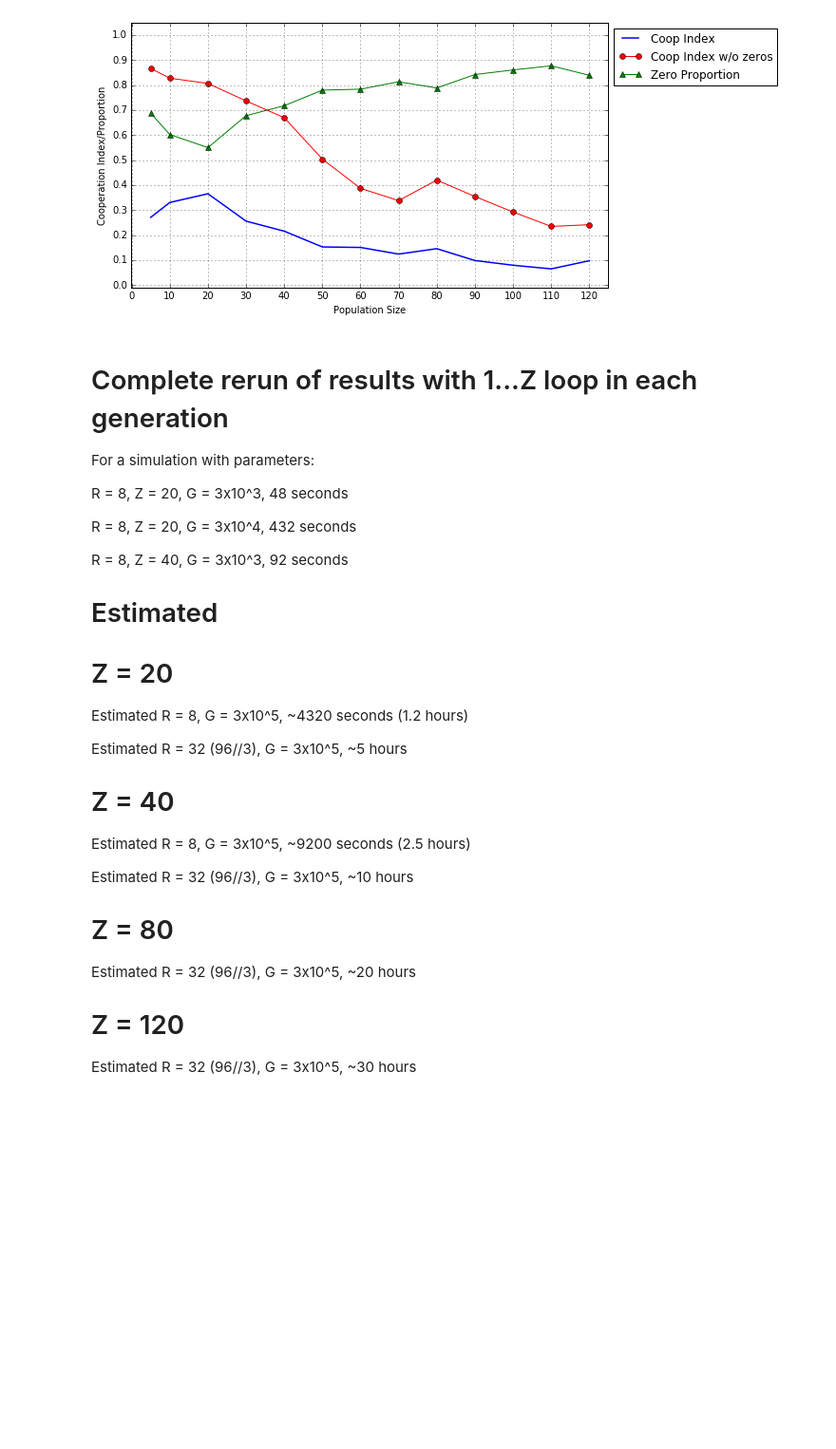
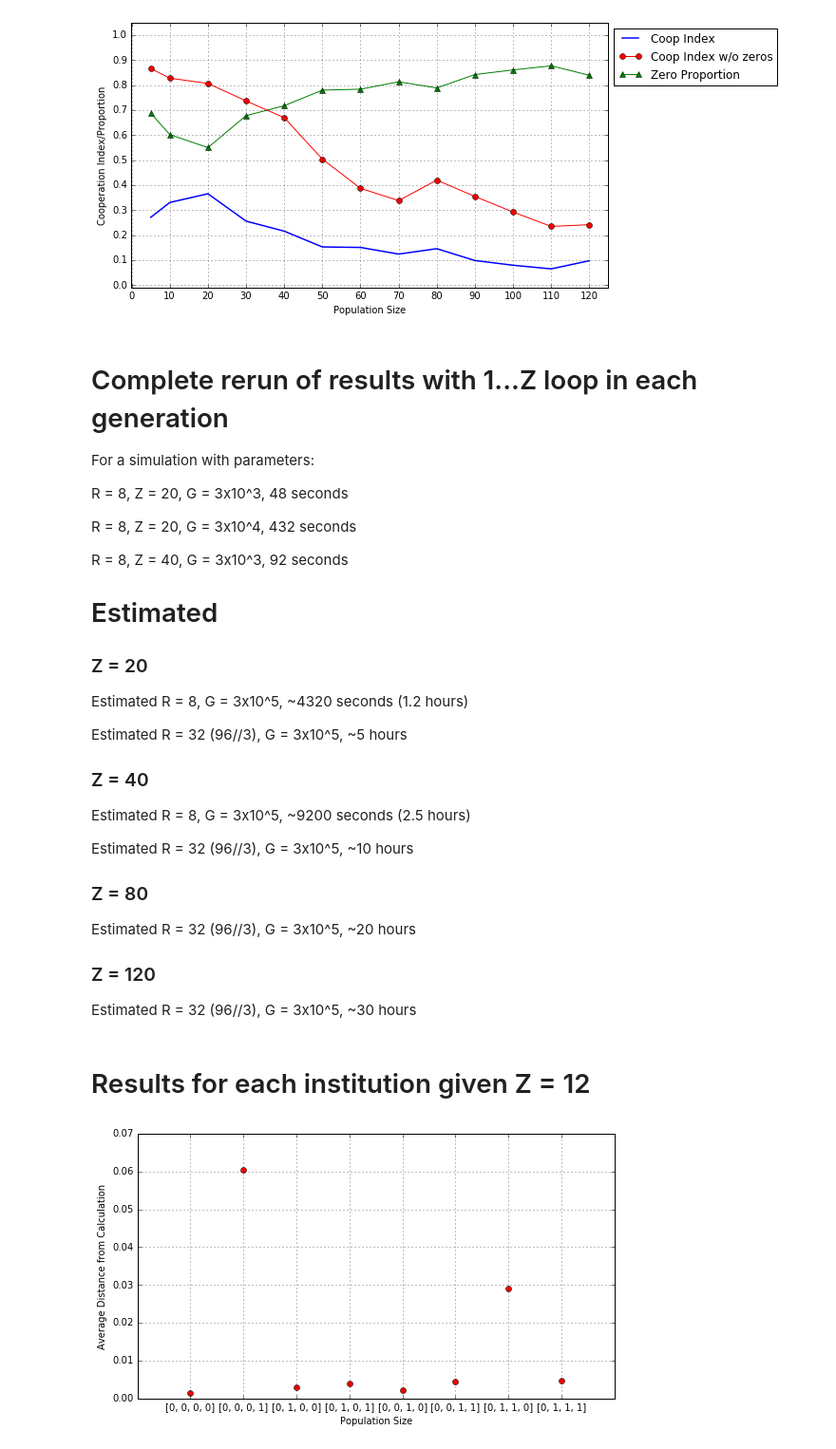
Before and after one commit to konradcybulski/GameTheory1041, a Jupyter notebook: Python_Resources/SimulationResultVerification.ipynb, the cells around one changed output. Shown at 95% size. Saved outputs shown, nothing was run; the diff lists cells and outputs as text; code cells hidden in the pictures; blank space fills up the shorter version.

Commit message:
Generated institution data for Z=12

```diff
--- a/Python_Resources/SimulationResultVerification.ipynb
+++ b/Python_Resources/SimulationResultVerification.ipynb
@@ -159,18 +157,43 @@ R = 8, Z = 20, G = 3x10^4, 432 seconds
 R = 8, Z = 40, G = 3x10^3, 92 seconds
 
 # Estimated #
-# Z = 20 #
+### Z = 20 #
 Estimated R = 8, G = 3x10^5, ~4320 seconds (1.2 hours)
 
 Estimated R = 32 (96//3), G = 3x10^5, ~5 hours
 
-# Z = 40 #
+### Z = 40 #
 Estimated R = 8, G = 3x10^5, ~9200 seconds (2.5 hours)
 
 Estimated R = 32 (96//3), G = 3x10^5, ~10 hours
 
-# Z = 80 #
+### Z = 80 #
 Estimated R = 32 (96//3), G = 3x10^5, ~20 hours
 
-# Z = 120 #
+### Z = 120 #
 Estimated R = 32 (96//3), G = 3x10^5, ~30 hours
+# %% [markdown]
+# Results for each institution given Z = 12
+# %%
+institutions = [
+        "[0, 0, 0, 0]",
+        "[0, 0, 0, 1]",
+        "[0, 1, 0, 0]",
+        "[0, 1, 0, 1]",
+        "[0, 0, 1, 0]",
+        "[0, 0, 1, 1]",
+        "[0, 1, 1, 0]",
+        "[0, 1, 1, 1]",
+]
+y=[0.001507628,0.060399546,0.002945406,0.003857844,0.002161069,0.004483729,0.028953623,0.004656249]
+plt.plot(range(len(institutions)),y, 'ro')
+plt.xticks(range(len(institutions)),institutions)
+plt.xlim((-1, 8))
+plt.grid(b=True, which='both')
+plt.rcParams["figure.figsize"][0] = 9
+plt.rcParams["figure.figsize"][1] = 5
+plt.ylabel('Average Distance from Calculation')
+plt.xlabel('Population Size')
+plt.show()
+# %% [output]
+[figure, added]
```
Also changed, not shown: parts of 1 cell of this notebook, 1 other file.
